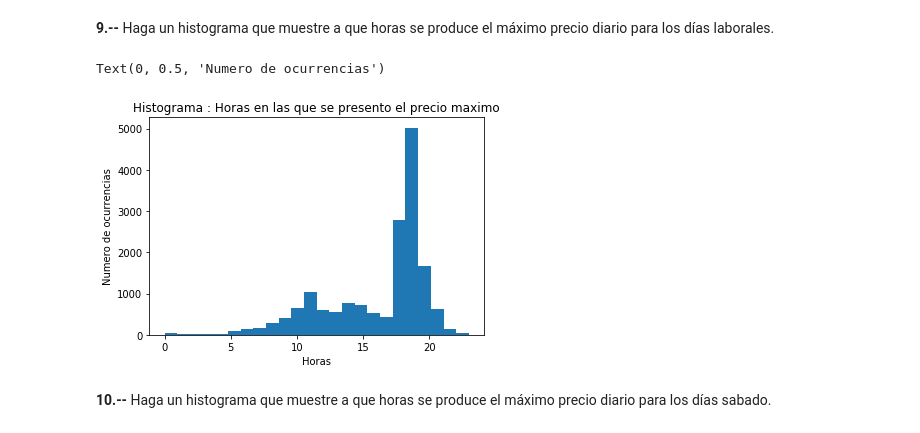
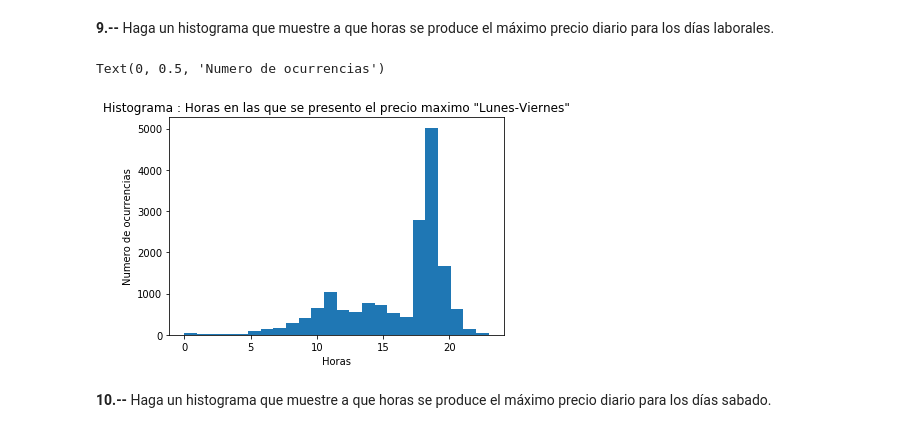
Before and after one commit to cda-2019-01/lab-analisis-exploratorio-de-datos-forgedk, a Jupyter notebook: LAB-precios-electricidad.ipynb, the cells around one changed output. Cells and saved outputs as stored; diff of their text form; code cells hidden in the pictures.

```diff
--- a/LAB-precios-electricidad.ipynb
+++ b/LAB-precios-electricidad.ipynb
@@ -158,11 +158,11 @@ DataFramesMerge = pd.merge(DataFramePorDiasLaborarles, DataFrameAgrupadoPorFecha
 # %%
 ListaDeHoras = list(map(int,DataFramesMerge['Hora'].tolist()))
 plt.hist(ListaDeHoras, bins=24)
-plt.title('Histograma : Horas en las que se presento el precio maximo')
+plt.title('Histograma : Horas en las que se presento el precio maximo "Lunes-Viernes"')
 plt.xlabel('Horas')
 plt.ylabel('Numero de ocurrencias')
 # %% [output]
 Text(0, 0.5, 'Numero de ocurrencias')
-[figure, old version]
+[figure, new version]
 # %% [markdown]
 **10.--** Haga un histograma que muestre a que horas se produce el máximo precio diario para los días sabado.
```
Also changed, not shown: parts of 5 cells of this notebook.
